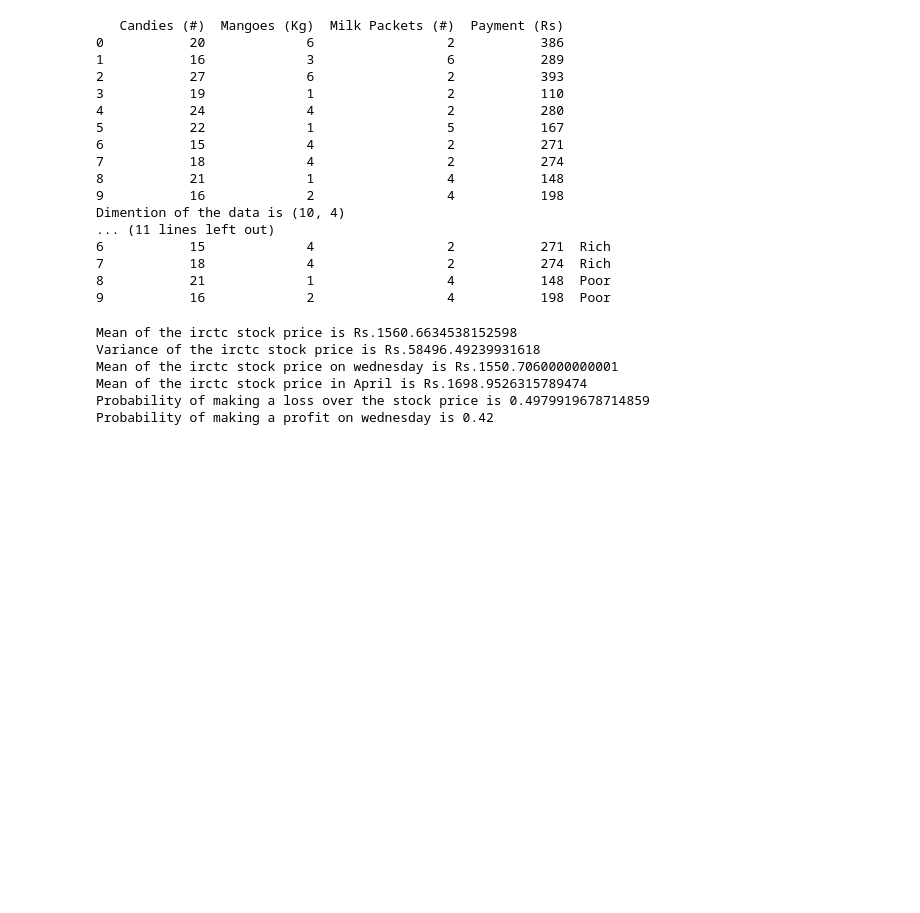
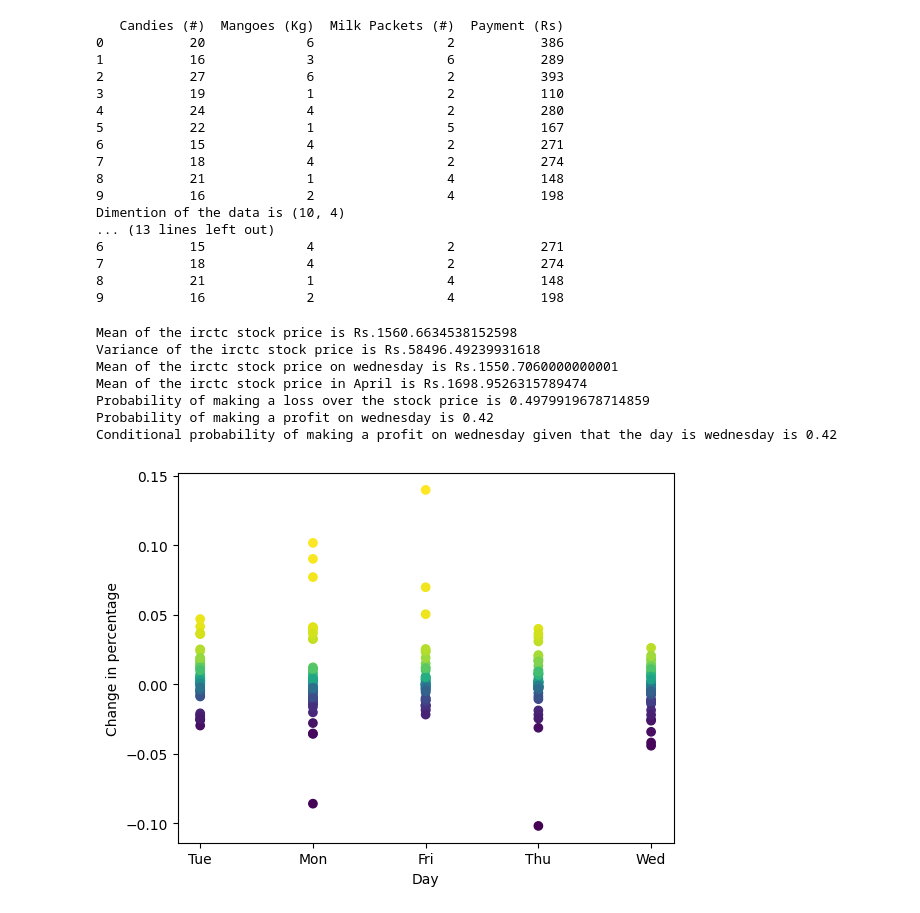
Before and after one commit to Joy2225/Machine-Learning, a Jupyter notebook: Lab 2/lab 2.ipynb, the cells around one changed output. Saved outputs shown, nothing was run; the diff lists cells and outputs as text; code cells hidden in the pictures; blank space fills up the shorter version.

```diff
--- a/Lab 2/lab 2.ipynb
+++ b/Lab 2/lab 2.ipynb
@@ -34,7 +35,14 @@ if __name__ == "__main__":
     print("Rank of matrix quantity is "+str(np.linalg.matrix_rank(quantity)))
     print("Items: "+str(col[0]+" "+col[1]+" "+col[2]))
     print("Price: "+str((X(quantity,cost))))
-    table["Class"] = classify_rich_poor(cost)
+
+    test_classify = classify_rich_poor(cost)
+    Y = np.linalg.pinv(quantity)@test_classify
+    find_classify = quantity@Y
+    for i,j in enumerate(find_classify):
+        find_classify[i]=round(j)
+    print(test_classify)
+    print("Classification: "+str(find_classify))
     print(table)
 # %% [output]
    Candies (#)  Mangoes (Kg)  Milk Packets (#)  Payment (Rs)
@@ -49,32 +57,47 @@ if __name__ == "__main__":
 8           21             1                 4           148
 9           16             2                 4           198
 Dimention of the data is (10, 4)
-... (11 lines left out)
-6           15             4                 2           271  Rich
-7           18             4                 2           274  Rich
-8           21             1                 4           148  Poor
-9           16             2                 4           198  Poor
+... (13 lines left out)
+6           15             4                 2           271
+7           18             4                 2           274
+8           21             1                 4           148
+9           16             2                 4           198
 # %%
 irctc_data = A1("Lab Session Data.xlsx","IRCTC Stock Price", [0,1,2,3,4,5,6,7,8])
 table= irctc_data
 irctc_data = irctc_data.to_numpy()
 price= irctc_data[:,3]
 print("Mean of the irctc stock price is Rs."+str(np.mean(price)))
 print("Variance of the irctc stock price is Rs."+str(np.var(price)))
+
 wednesday= table[table["Day"]=="Wed"]
 wednesday_mean= np.mean(wednesday["Price"])
+
 print("Mean of the irctc stock price on wednesday is Rs."+str(wednesday_mean))
+
 april_mean= np.mean(table[table["Month"]=="Apr"]["Price"])
 print("Mean of the irctc stock price in April is Rs."+str(april_mean))
+
 change = table["Chg%"].to_numpy()
 neg_change = table[table["Chg%"]<0]["Chg%"]
 print("Probability of making a loss over the stock price is "+str(len(neg_change)/len(change)))
+
 wed_prof = wednesday[wednesday["Chg%"]>0]["Chg%"]
 print("Probability of making a profit on wednesday is "+str(len(wed_prof)/len(wednesday)))
+
+cond_wed_prob = len(wednesday[wednesday["Chg%"]>0])/len(wednesday)
+print("Conditional probability of making a profit on wednesday given that the day is wednesday is "+str(cond_wed_prob))
+
+plt.scatter(y = table["Chg%"], x = table["Day"], cmap="viridis", c=table["Chg%"].astype("category").cat.codes)
+plt.xlabel("Day")
+plt.ylabel("Change in percentage")
+plt.show()
 # %% [output]
 Mean of the irctc stock price is Rs.1560.6634538152598
 Variance of the irctc stock price is Rs.58496.49239931618
 Mean of the irctc stock price on wednesday is Rs.1550.7060000000001
 Mean of the irctc stock price in April is Rs.1698.9526315789474
 Probability of making a loss over the stock price is 0.4979919678714859
 Probability of making a profit on wednesday is 0.42
+Conditional probability of making a profit on wednesday given that the day is wednesday is 0.42
+[figure, added]
```
Also changed, not shown: parts of 9 cells of this notebook.
